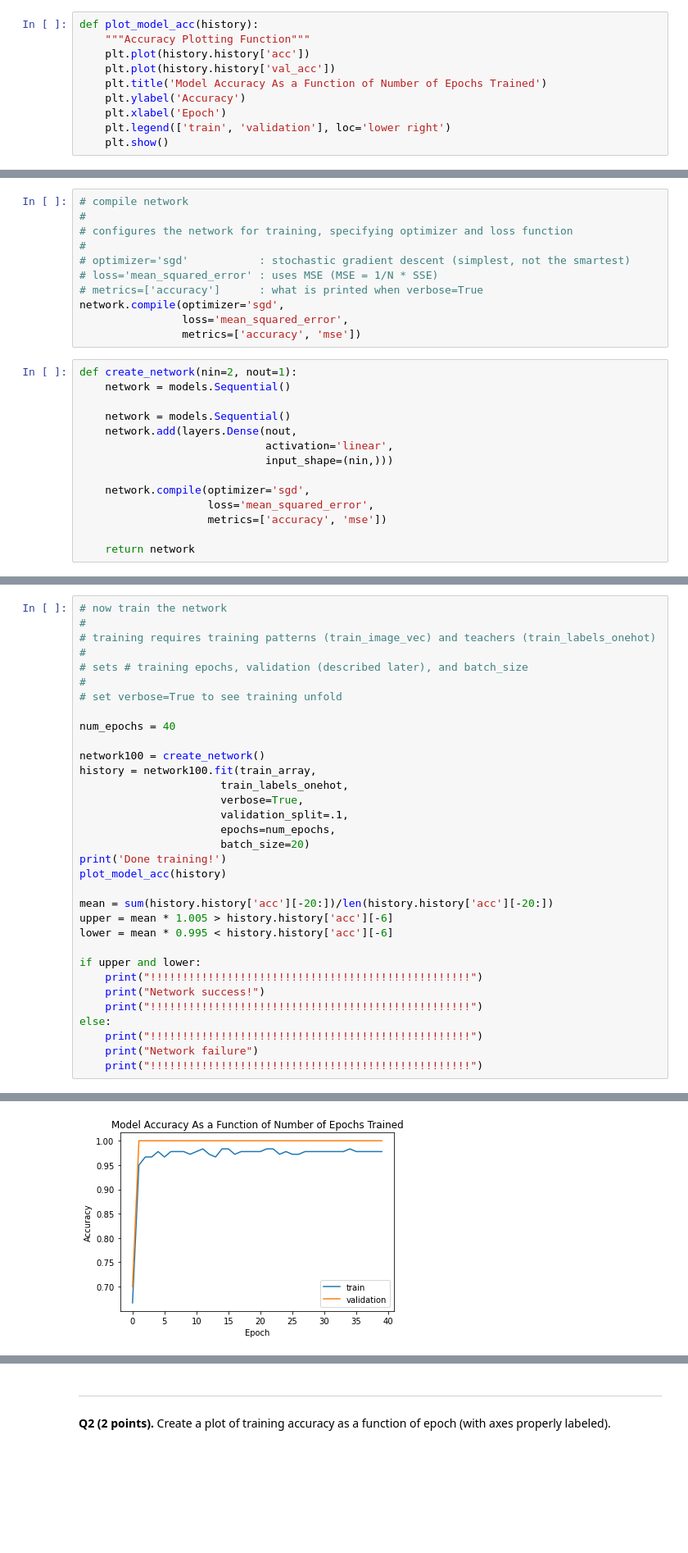
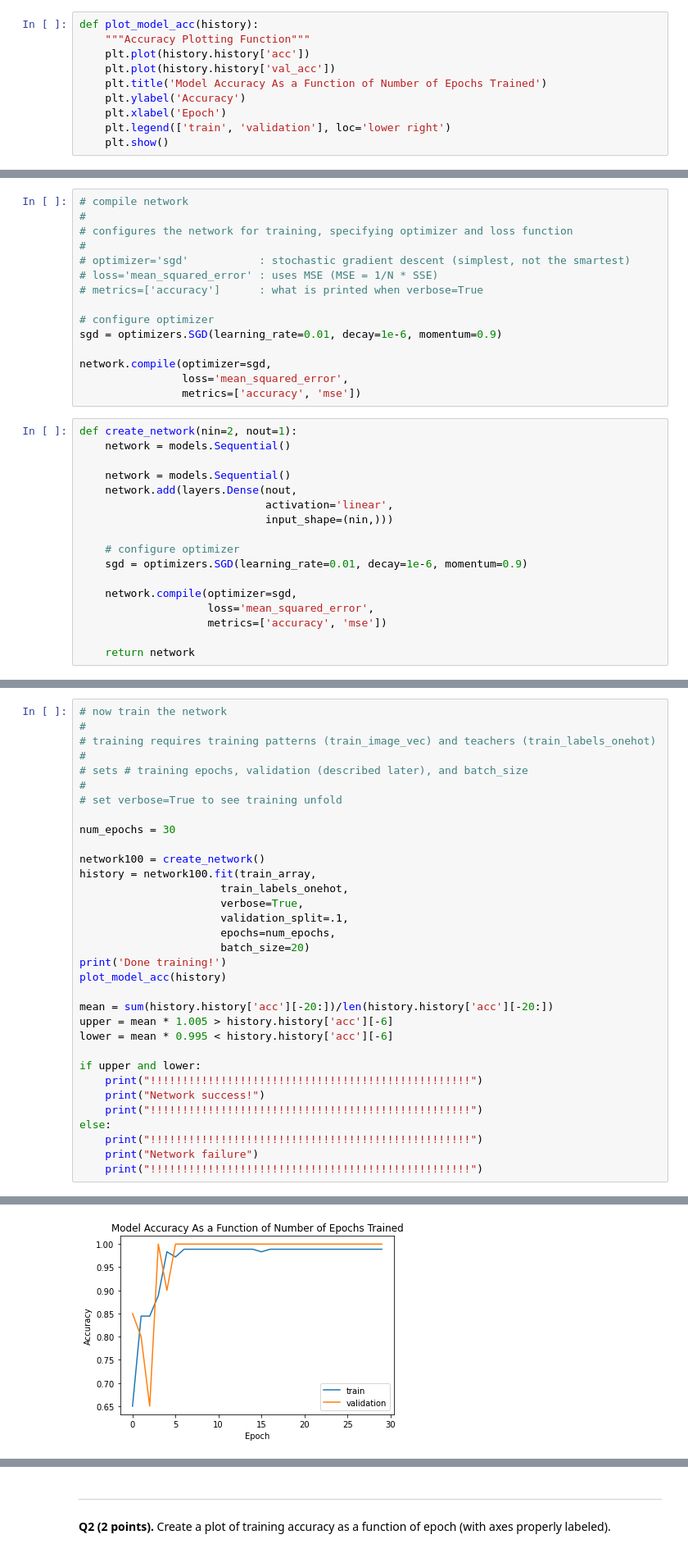
Before and after one commit to kdmalc/CompNeuro, a Jupyter notebook: 05_single_layer_NN/Homework5_Malcolm.ipynb, the cells around one changed output, grey strips where cells are left out. Shown at 82% size. Drawn from its saved outputs; the diff is of its cells as text; blank space fills up the shorter version.

Commit message:
Added correct optimizer params

```diff
--- a/05_single_layer_NN/Homework5_Malcolm.ipynb
+++ b/05_single_layer_NN/Homework5_Malcolm.ipynb
@@ -130,7 +128,11 @@ layer name : dense | input shape : (?, 2) | output shape : (?, 1)
 # optimizer='sgd'           : stochastic gradient descent (simplest, not the smartest)
 # loss='mean_squared_error' : uses MSE (MSE = 1/N * SSE)
 # metrics=['accuracy']      : what is printed when verbose=True
-network.compile(optimizer='sgd',
+
+# configure optimizer
+sgd = optimizers.SGD(learning_rate=0.01, decay=1e-6, momentum=0.9)
+
+network.compile(optimizer=sgd,
                 loss='mean_squared_error',
                 metrics=['accuracy', 'mse'])
 # %%
@@ -142,7 +144,10 @@ def create_network(nin=2, nout=1):
                              activation='linear',
                              input_shape=(nin,)))
 
-    network.compile(optimizer='sgd',
+    # configure optimizer
+    sgd = optimizers.SGD(learning_rate=0.01, decay=1e-6, momentum=0.9)
+
+    network.compile(optimizer=sgd,
                     loss='mean_squared_error',
                     metrics=['accuracy', 'mse'])
 
@@ -173,7 +178,7 @@ print(train_array.shape)
 #
 # set verbose=True to see training unfold
 
-num_epochs = 40
+num_epochs = 30
 
 network100 = create_network()
 history = network100.fit(train_array,
@@ -217,3 +222,3 @@ Epoch 40/40
 Done training!
-[figure, old version]
+[figure, new version]
 !!!!!!!!!!!!!!!!!!!!!!!!!!!!!!!!!!!!!!!!!!!!!!!!!!
```
Also changed, not shown: parts of 13 cells of this notebook, 3 other files.
